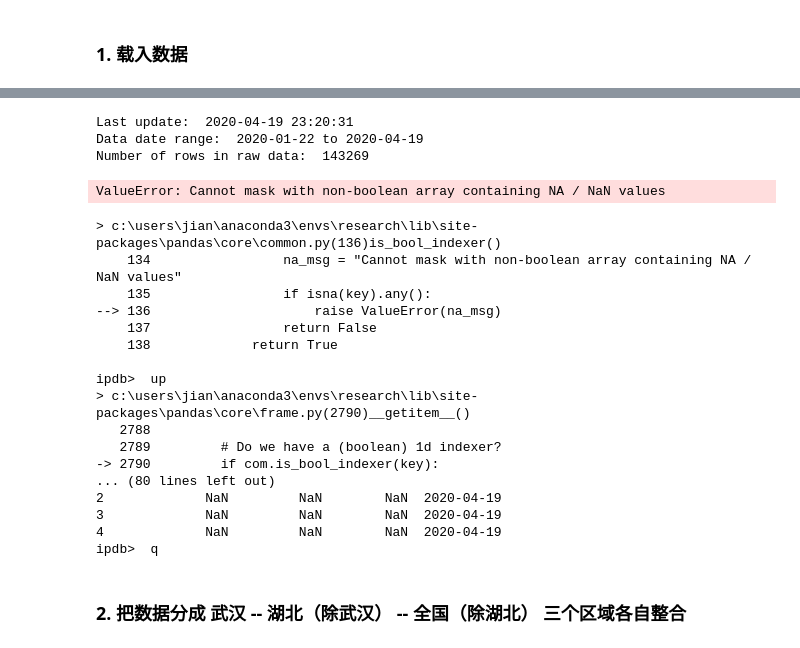
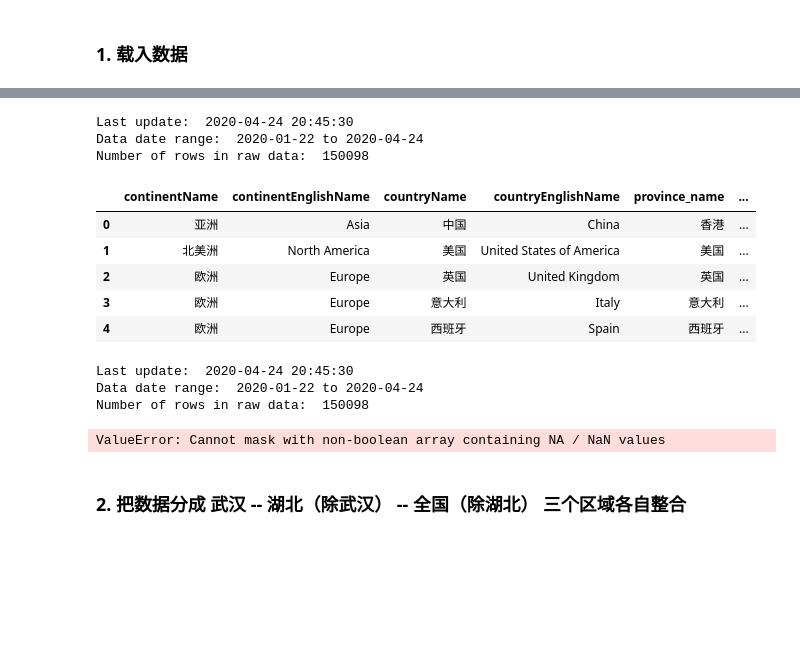
Before and after one commit to jianxu305/nCov2019_analysis, a Jupyter notebook: src/death_rate.ipynb, the cells around one changed output, grey strips where cells are left out. Saved outputs shown, nothing was run; the diff lists cells and outputs as text; code cells hidden in the pictures; blank space fills up the shorter version.

```diff
--- a/src/death_rate.ipynb
+++ b/src/death_rate.ipynb
@@ -19,27 +19,25 @@ Automatic pdb calling has been turned ON
+# %%
+raw = utils.load_chinese_raw()
+# %% [output]
+Last update:  2020-04-24 20:45:30
+Data date range:  2020-01-22 to 2020-04-24
+Number of rows in raw data:  150098
+# %%
+raw.head()
+# %% [output]
+|  | continentName | continentEnglishName | countryName | countryEnglishName | province_name | ... |
+| 0 | 亚洲 | Asia | 中国 | China | 香港 | ... |
+| 1 | 北美洲 | North America | 美国 | United States of America | 美国 | ... |
+| 2 | 欧洲 | Europe | 英国 | United Kingdom | 英国 | ... |
+| 3 | 欧洲 | Europe | 意大利 | Italy | 意大利 | ... |
+| 4 | 欧洲 | Europe | 西班牙 | Spain | 西班牙 | ... |
 # %%
 data = utils.load_chinese_data()
 # %% [output]
-Last update:  2020-04-19 23:20:31
-Data date range:  2020-01-22 to 2020-04-19
-Number of rows in raw data:  143269
+Last update:  2020-04-24 20:45:30
+Data date range:  2020-01-22 to 2020-04-24
+Number of rows in raw data:  150098
 ValueError: Cannot mask with non-boolean array containing NA / NaN values
-> c:\users\jian\anaconda3\envs\research\lib\site-packages\pandas\core\common.py(136)is_bool_indexer()
-    134                 na_msg = "Cannot mask with non-boolean array containing NA / NaN values"
-    135                 if isna(key).any():
---> 136                     raise ValueError(na_msg)
-    137                 return False
-    138             return True
-
-ipdb>  up
-> c:\users\jian\anaconda3\envs\research\lib\site-packages\pandas\core\frame.py(2790)__getitem__()
-   2788
-   2789         # Do we have a (boolean) 1d indexer?
--> 2790         if com.is_bool_indexer(key):
-... (80 lines left out)
-2             NaN         NaN        NaN  2020-04-19
-3             NaN         NaN        NaN  2020-04-19
-4             NaN         NaN        NaN  2020-04-19
-ipdb>  q
 # %%
 daily_frm = utils.aggDaily(data)
 # %% [markdown]
```
Also changed, not shown: parts of 1 cell of this notebook, 2 other files.
